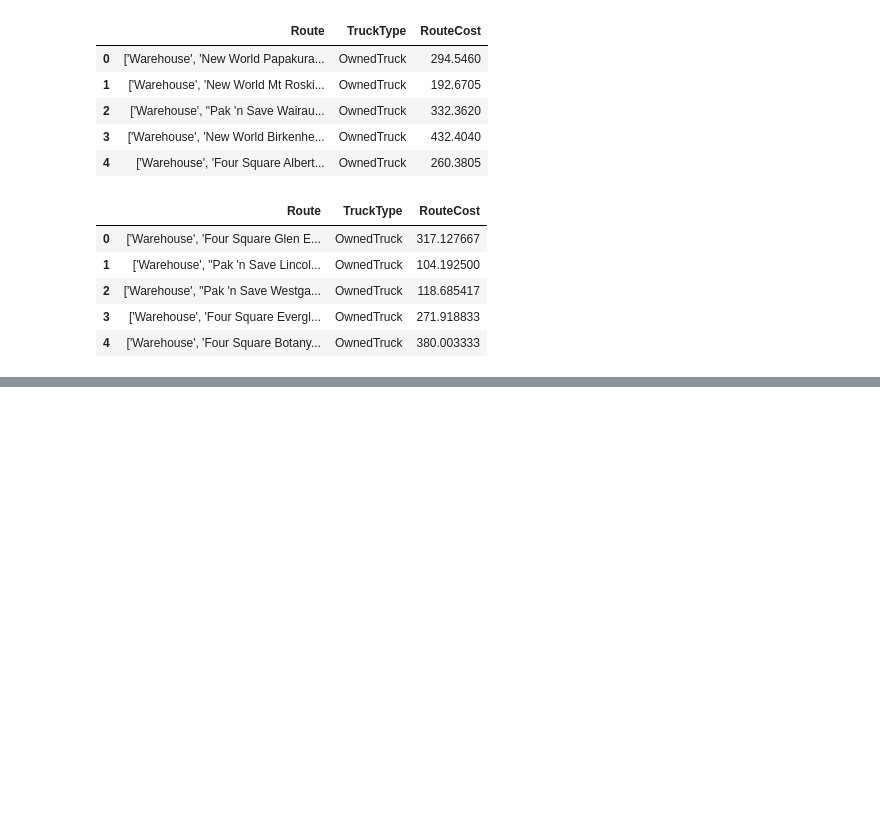
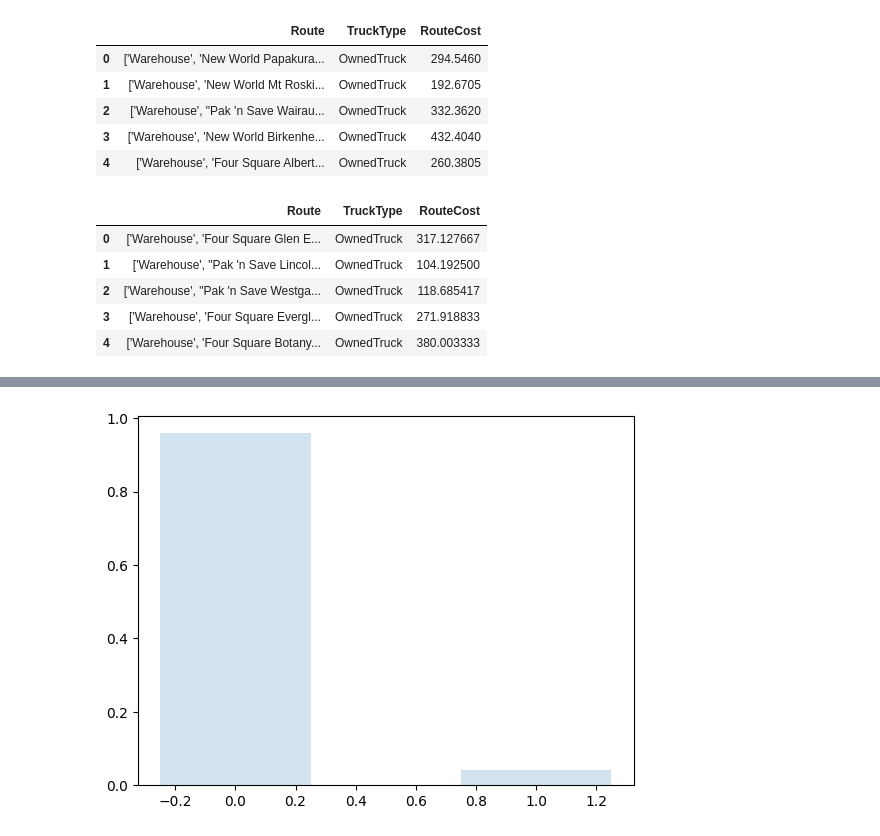
Before and after one commit to aguo921/engsci263-or-project, a Jupyter notebook: simulation/simulation.ipynb, the cells around one changed output, grey strips where cells are left out. Drawn from its saved outputs; the diff is of its cells as text; code cells hidden in the pictures; blank space fills up the shorter version.

```diff
--- a/simulation/simulation.ipynb
+++ b/simulation/simulation.ipynb
@@ -81,0 +103,13 @@ plt.show()
+# %%
+plt.hist(
+    simulated_saturday.ExtraShifts,
+    density=True,
+    bins=bin_range(simulated_saturday.ExtraShifts),
+    rwidth=0.5,
+    histtype='bar',
+    align='left',
+    alpha=0.2
+)
+plt.show()
+# %% [output]
+[figure, added]
```
Also changed, not shown: parts of 10 cells of this notebook, 1 other file.
